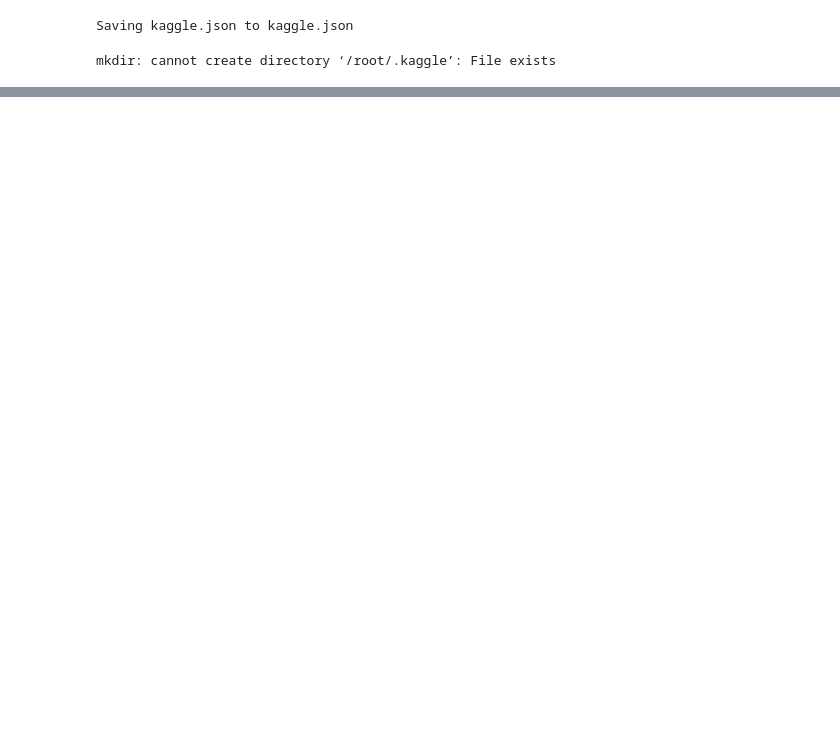
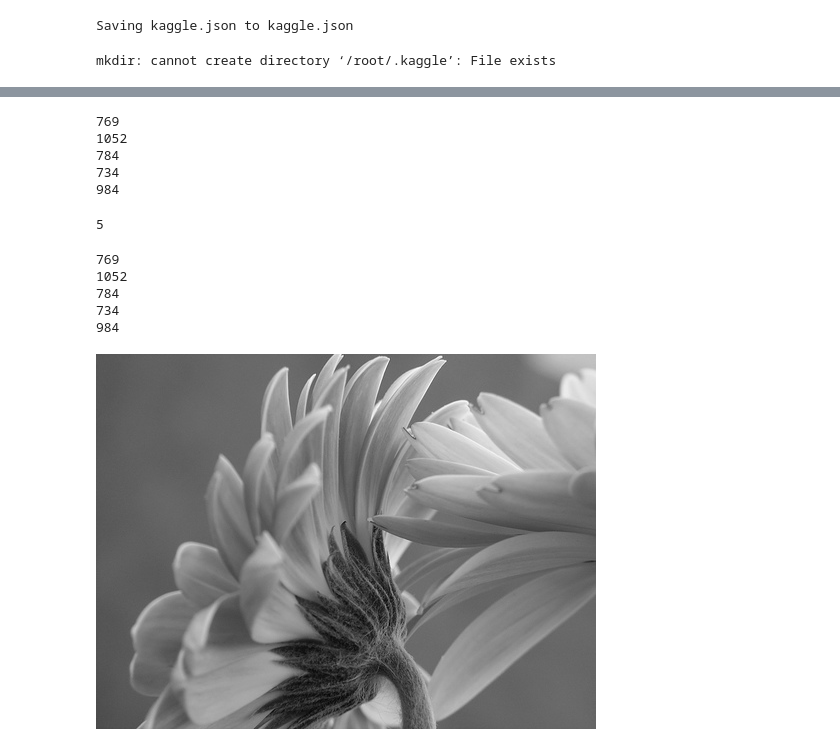
Before and after one commit to uzair-suria/piaic-dl-assignments, a Jupyter notebook: multi-classification-flowers/piaic_flowers_recognition_multi_class.ipynb, the cells around one changed output, grey strips where cells are left out. Drawn from its saved outputs; the diff is of its cells as text; code cells hidden in the pictures; blank space fills up the shorter version.

```diff
--- a/multi-classification-flowers/piaic_flowers_recognition_multi_class.ipynb
+++ b/multi-classification-flowers/piaic_flowers_recognition_multi_class.ipynb
@@ -60,0 +154,9 @@ Downloading flowers-recognition.zip to /content
+# %%
+plt.figure(figsize=(15, 10))
+for i, imgs in enumerate(images):
+  plt.subplot(2, 3, i+1)
+  idx = np.random.randint(len(imgs))
+  plt.imshow(cv2RGB(imgs[idx]))
+  plt.grid(False)
+  plt.title(f'{categories[i]} {str(idx)}')
+plt.show()
@@ -60,0 +178,37 @@ Downloading flowers-recognition.zip to /content
+# %%
+for cat, imgs in enumerate(images):
+  print(len(images[cat]))
+# %% [output]
+769
+1052
+784
+734
+984
+# %%
+def BGR2GRAY(images):
+  gray_images = []
+  for cat, imgs in enumerate(images):
+    cat_gray = []
+    for img in imgs:
+      cat_gray.append(cv2.cvtColor(img, cv2.COLOR_BGR2GRAY))
+    gray_images.append(cat_gray)
+  return gray_images
+# %%
+images_gs = BGR2GRAY(images)
+# %%
+len(images_gs)
+# %% [output]
+5
+# %%
+for imgs in images_gs:
+  print(len(imgs))
+# %% [output]
+769
+1052
+784
+734
+984
+# %%
+cv2_imshow(images_gs[0][206])
+# %% [output]
+[figure, added]
```
Also changed, not shown: parts of 69 cells of this notebook.
